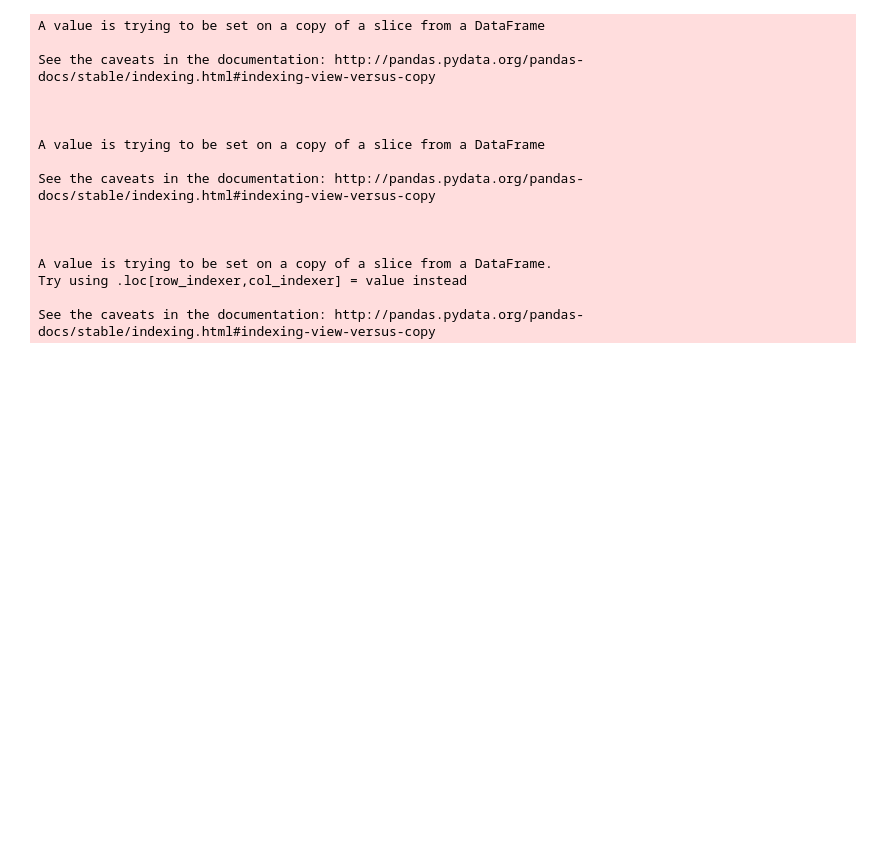
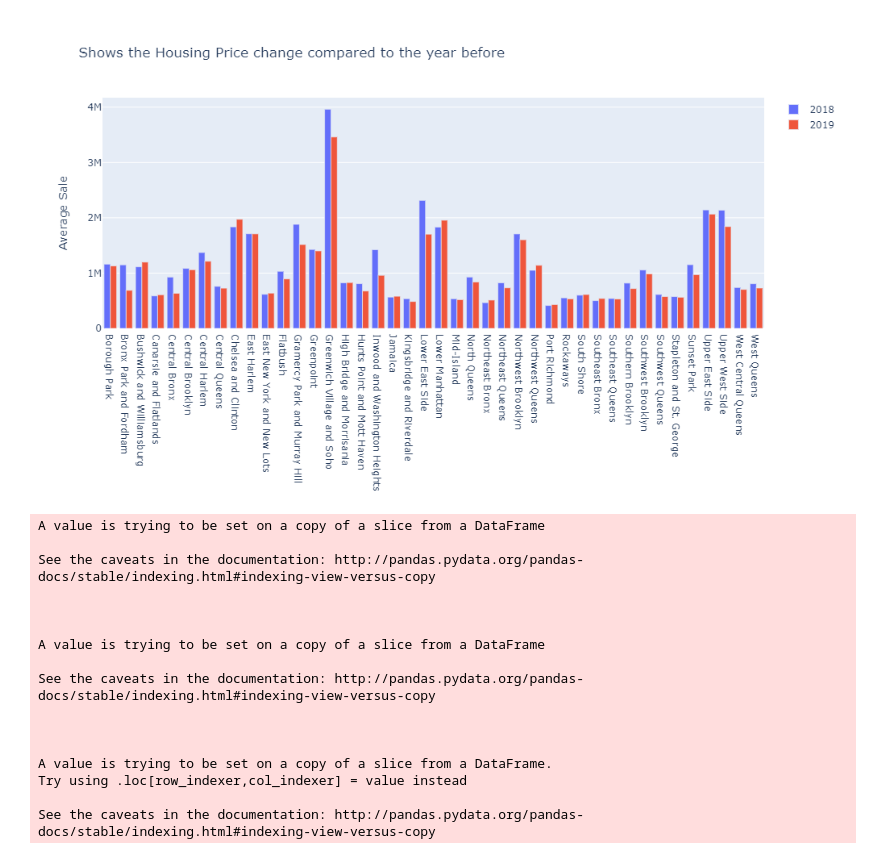
Before and after one commit to ShakedRj/NYC_Real_Estate, a Jupyter notebook: dashboard.ipynb, the cells around one changed output. Saved outputs shown, nothing was run; the diff lists cells and outputs as text; code cells hidden in the pictures; blank space fills up the shorter version.

```diff
--- a/dashboard.ipynb
+++ b/dashboard.ipynb
@@ -26,0 +50,5 @@ staten_island=[ 10302, 10303, 10310,10306, 10307, 10308, 10309, 10312,10301, 103
+# %%
+# Reading junction files from the database later DB
+
+neighborhood_match_csv = Path("data/zipcodeMapping.csv")
+neighborhood_junction_file = pd.read_csv(neighborhood_match_csv)
@@ -26,0 +148,7 @@ staten_island=[ 10302, 10303, 10310,10306, 10307, 10308, 10309, 10312,10301, 103
+# %%
+# Clean up date
+
+#zip code format
+sales_df['Zip Code'] = (sales_df['Zip Code']).str[2:]
+sales_df.dropna(inplace=True)
+sales_df.drop(columns=['sno'], inplace=True)
@@ -26,0 +223,4 @@ staten_island=[ 10302, 10303, 10310,10306, 10307, 10308, 10309, 10312,10301, 103
+# %%
+sales_grouped_date = sales_df.groupby(sales_df.index.year).mean()
+
+by_borough_2019 = sales_df[sales_df.index.year == 2019].groupby(['Neighborhood']).mean()
@@ -27,3 +272,29 @@ staten_island=[ 10302, 10303, 10310,10306, 10307, 10308, 10309, 10312,10301, 103
+# %%
+# compares two YoY changes for Average Sales
+def plot_year_price_change():
+    by_borough_2018 = sales_df[sales_df.index.year == 2018].groupby(['Neighborhood']).mean()
+    fig=Figure()
+    FigureCanvas(fig)
+    fig = go.Figure(
+        data=
+        [
+        go.Bar(name='2018', x=by_borough_2019.index, y=by_borough_2018['Average Sales']),
+        go.Bar(name='2019', x=by_borough_2019.index, y=by_borough_2019['Average Sales'])
+    ],
+        layout=go.Layout(
+            title="Shows the Housing Price change compared to the year before",
+            yaxis_title="Average Sale"
+            ,height=600
+        )
+    )
+
+    # Change the bar mode
+    fig.update_layout(barmode='group')
+    return fig
+# %%
+plot_year_price_change()
+# %% [output]
+[figure, added]
 # %%
 nyc_sale_path=Path("data/NYC_data.csv")
 colnames = ["sno","Zip Code", "Date", "Num of Units Sold", "Average Sales", "Median Sales"]
```
Also changed, not shown: parts of 34 cells of this notebook.
